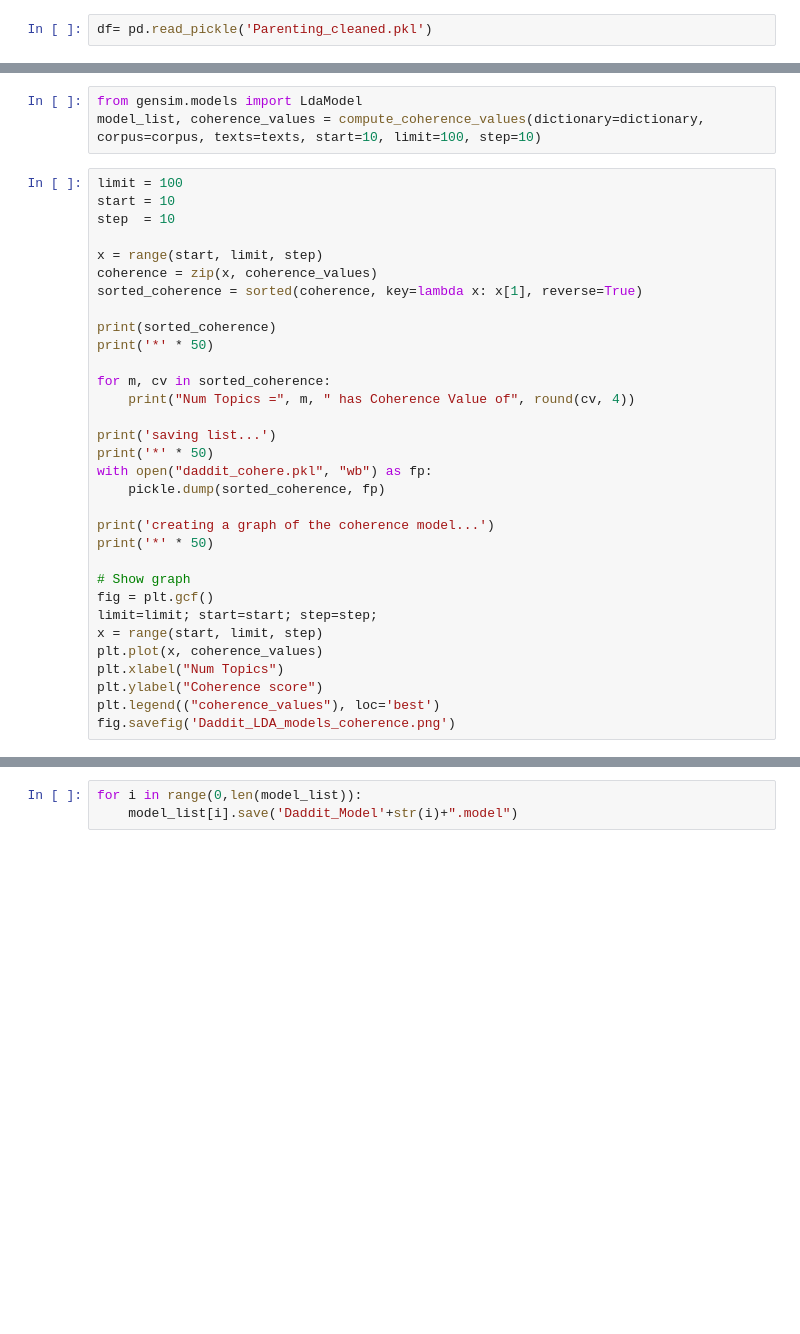
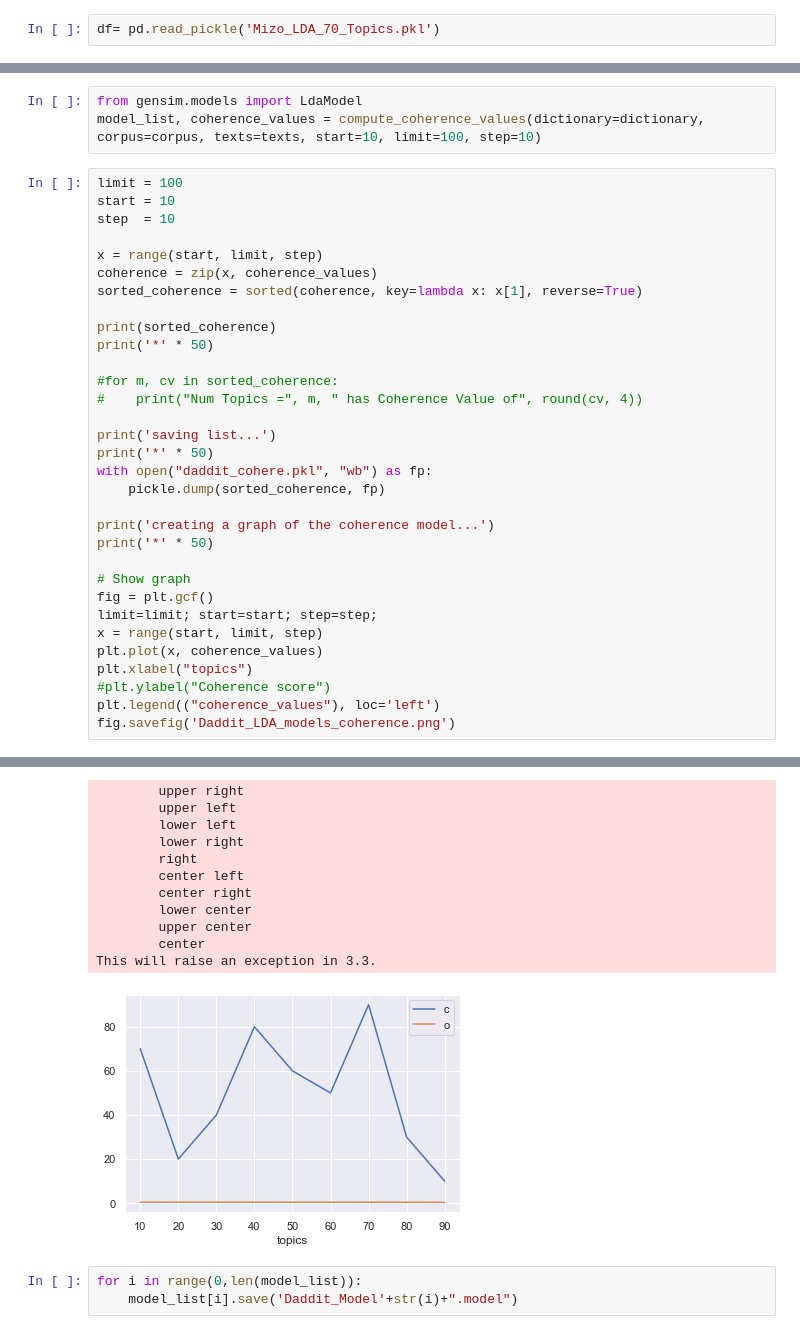
Before and after one commit to tawfiqam/Parenting_Throwaway_CSCW_2019, a Jupyter notebook: Daddit_LDA.ipynb, the cells around one changed output, grey strips where cells are left out. Cells and saved outputs as stored; diff of their text form; blank space fills up the shorter version.

```diff
--- a/Daddit_LDA.ipynb
+++ b/Daddit_LDA.ipynb
@@ -97,7 +91,7 @@ def Tokinization(document):
     intermediate = tokenizer.tokenize(document)
     return intermediate
 # %%
-df= pd.read_pickle('Parenting_cleaned.pkl')
+df= pd.read_pickle('Mizo_LDA_70_Topics.pkl')
 # %%
 #Creating a Daddit Data Frame
 Daddit = df[df['subreddit']=='daddit']
@@ -220,8 +214,8 @@ sorted_coherence = sorted(coherence, key=lambda x: x[1], reverse=True)
 print(sorted_coherence)
 print('*' * 50)
 
-for m, cv in sorted_coherence:
-    print("Num Topics =", m, " has Coherence Value of", round(cv, 4))
+#for m, cv in sorted_coherence:
+#    print("Num Topics =", m, " has Coherence Value of", round(cv, 4))
 
 print('saving list...')
 print('*' * 50)
@@ -236,8 +230,8 @@ fig = plt.gcf()
 limit=limit; start=start; step=step;
 x = range(start, limit, step)
 plt.plot(x, coherence_values)
-plt.xlabel("Num Topics")
-plt.ylabel("Coherence score")
-plt.legend(("coherence_values"), loc='best')
+plt.xlabel("topics")
+#plt.ylabel("Coherence score")
+plt.legend(("coherence_values"), loc='left')
 fig.savefig('Daddit_LDA_models_coherence.png')
 # %% [output]
@@ -255,7 +240,19 @@ Num Topics = 10  has Coherence Value of 0.3842
 saving list...
 **************************************************
 creating a graph of the coherence model...
 **************************************************
+        upper right
+        upper left
+        lower left
+        lower right
+        right
+        center left
+        center right
+        lower center
+        upper center
+        center
+This will raise an exception in 3.3.
+[figure, added]
 # %%
 for i in range(0,len(model_list)):
     model_list[i].save('Daddit_Model'+str(i)+".model")
```
Also changed, not shown: parts of 21 cells of this notebook, 3 other files.
